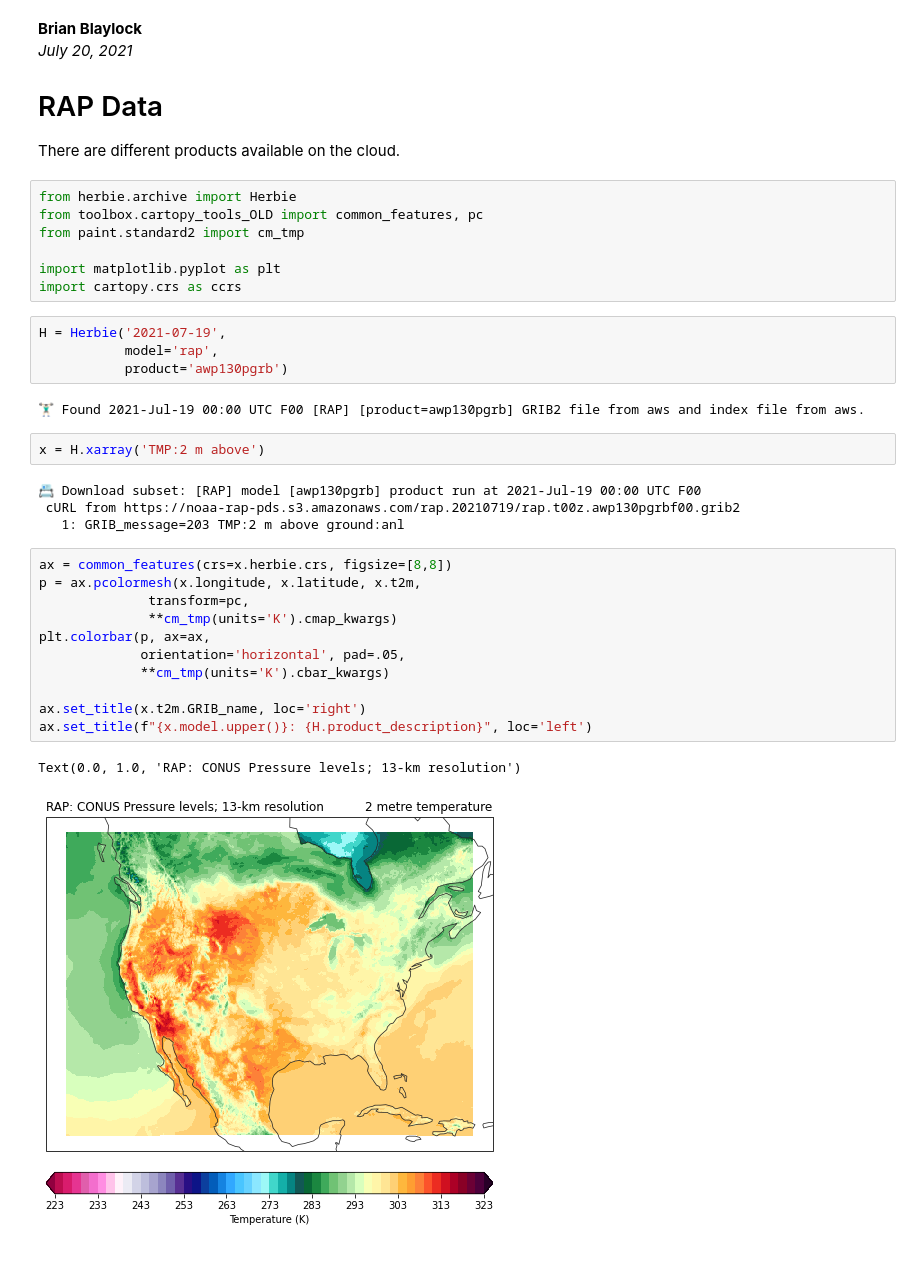
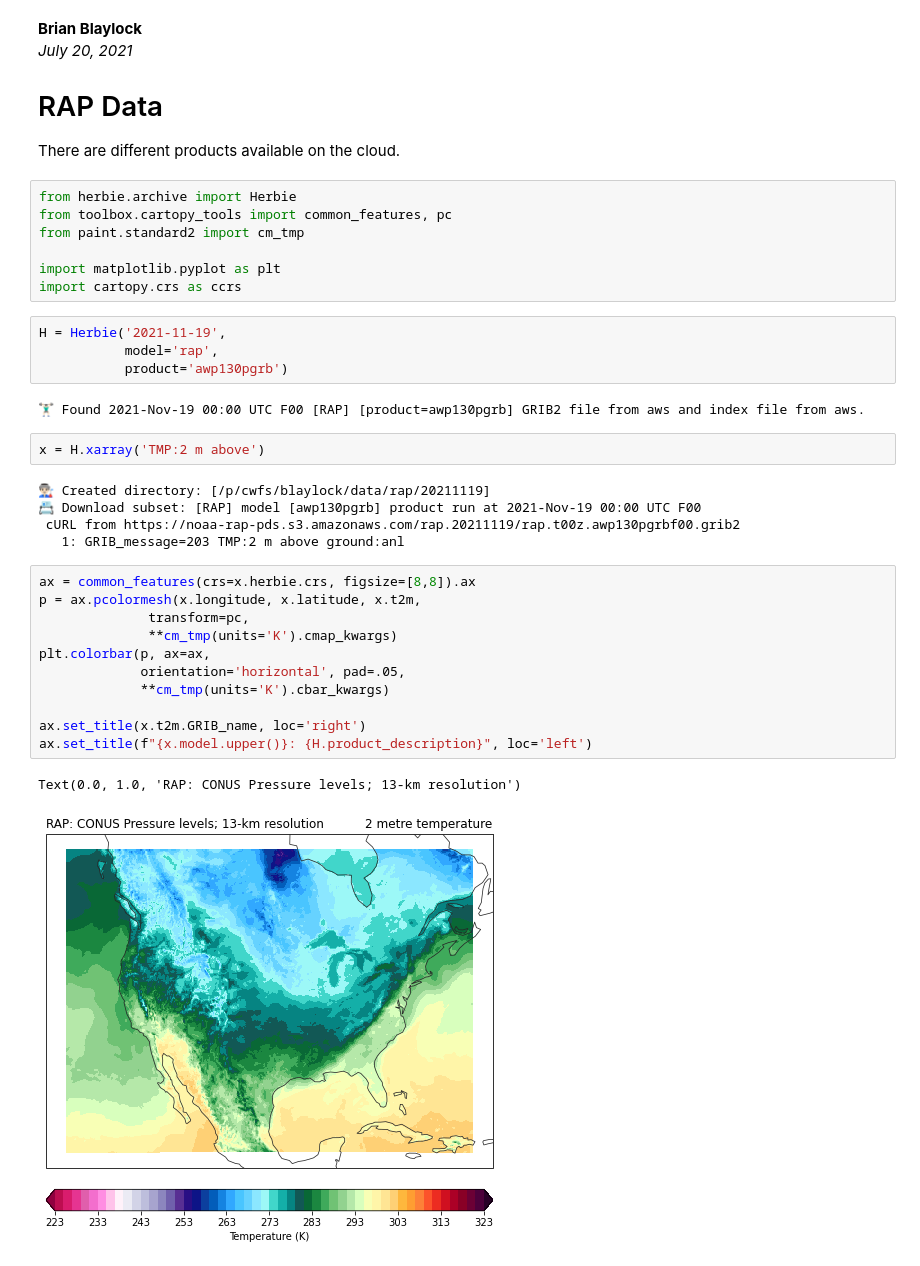
Before and after one commit to amotl/herbie-without-docs, a Jupyter notebook: docs/user_guide/notebooks/data_rap.ipynb, the cells around one changed output. Cells and saved outputs as stored; diff of their text form.

Commit message:
progress on rap model access

```diff
--- a/docs/user_guide/notebooks/data_rap.ipynb
+++ b/docs/user_guide/notebooks/data_rap.ipynb
@@ -7,34 +7,35 @@
 There are different products available on the cloud.
 # %%
 from herbie.archive import Herbie
-from toolbox.cartopy_tools_OLD import common_features, pc
+from toolbox.cartopy_tools import common_features, pc
 from paint.standard2 import cm_tmp
 
 import matplotlib.pyplot as plt
 import cartopy.crs as ccrs
 # %%
-H = Herbie('2021-07-19',
+H = Herbie('2021-11-19',
            model='rap',
            product='awp130pgrb')
 # %% [output]
-🏋🏻‍♂️ Found 2021-Jul-19 00:00 UTC F00 [RAP] [product=awp130pgrb] GRIB2 file from aws and index file from aws.
+🏋🏻‍♂️ Found 2021-Nov-19 00:00 UTC F00 [RAP] [product=awp130pgrb] GRIB2 file from aws and index file from aws.
 # %%
 x = H.xarray('TMP:2 m above')
 # %% [output]
-📇 Download subset: [RAP] model [awp130pgrb] product run at 2021-Jul-19 00:00 UTC F00
- cURL from https://noaa-rap-pds.s3.amazonaws.com/rap.20210719/rap.t00z.awp130pgrbf00.grib2
+👨🏻‍🏭 Created directory: [/p/cwfs/blaylock/data/rap/20211119]
+📇 Download subset: [RAP] model [awp130pgrb] product run at 2021-Nov-19 00:00 UTC F00
+ cURL from https://noaa-rap-pds.s3.amazonaws.com/rap.20211119/rap.t00z.awp130pgrbf00.grib2
    1: GRIB_message=203 TMP:2 m above ground:anl
 # %%
-ax = common_features(crs=x.herbie.crs, figsize=[8,8])
+ax = common_features(crs=x.herbie.crs, figsize=[8,8]).ax
 p = ax.pcolormesh(x.longitude, x.latitude, x.t2m,
               transform=pc,
               **cm_tmp(units='K').cmap_kwargs)
 plt.colorbar(p, ax=ax,
              orientation='horizontal', pad=.05,
              **cm_tmp(units='K').cbar_kwargs)
 
 ax.set_title(x.t2m.GRIB_name, loc='right')
 ax.set_title(f"{x.model.upper()}: {H.product_description}", loc='left')
 # %% [output]
 Text(0.0, 1.0, 'RAP: CONUS Pressure levels; 13-km resolution')
-[figure, old version]
+[figure, new version]
```
Also changed, not shown: parts of 15 cells of this notebook, 5 other files.
